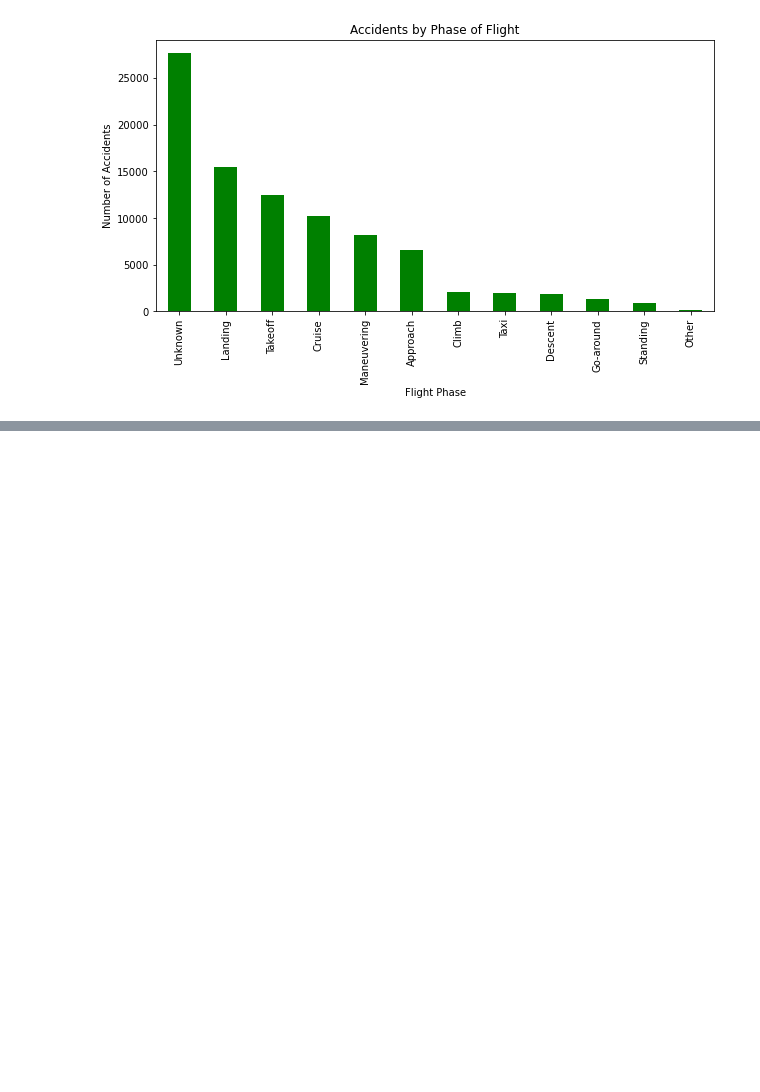
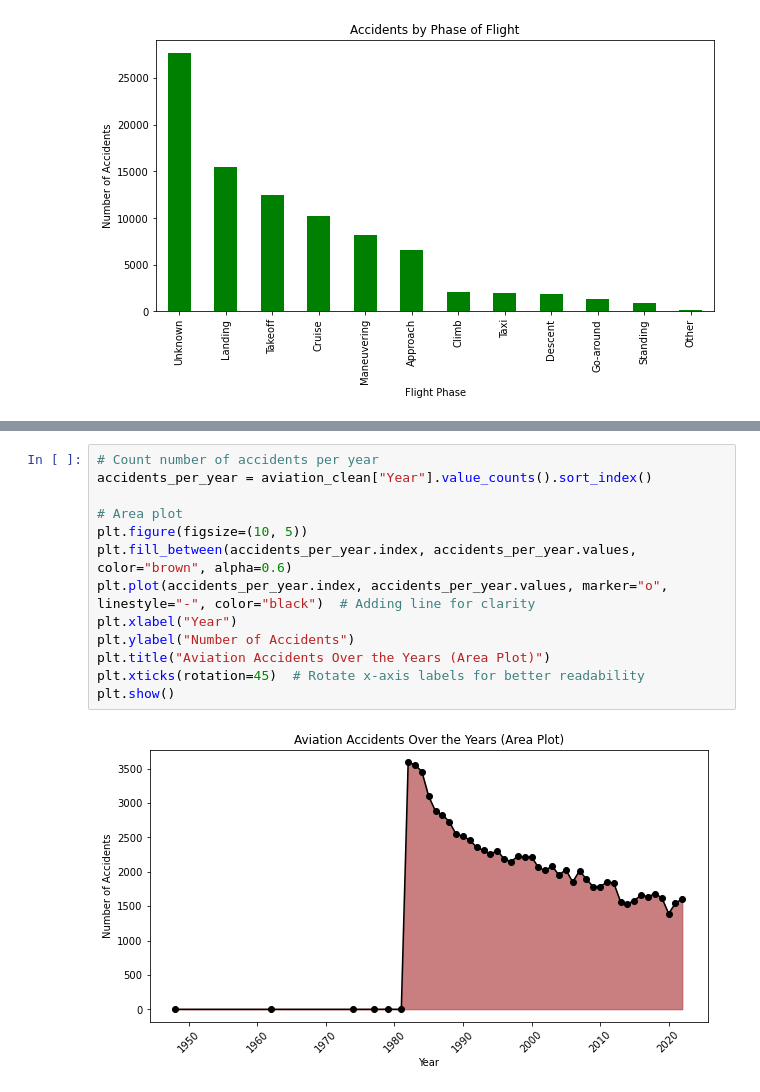
Before and after one commit to Nyamburachristine/Aviation-Data-Project, a Jupyter notebook: index.ipynb, the cells around one changed output, grey strips where cells are left out. Drawn from its saved outputs; the diff is of its cells as text; blank space fills up the shorter version.

```diff
--- a/index.ipynb
+++ b/index.ipynb
@@ -321,0 +589,15 @@ plt.show()
+# %%
+# Count number of accidents per year
+accidents_per_year = aviation_clean["Year"].value_counts().sort_index()
+
+# Area plot
+plt.figure(figsize=(10, 5))
+plt.fill_between(accidents_per_year.index, accidents_per_year.values, color="brown", alpha=0.6)
+plt.plot(accidents_per_year.index, accidents_per_year.values, marker="o", linestyle="-", color="black")  # Adding line for clarity
+plt.xlabel("Year")
+plt.ylabel("Number of Accidents")
+plt.title("Aviation Accidents Over the Years (Area Plot)")
+plt.xticks(rotation=45)  # Rotate x-axis labels for better readability
+plt.show()
+# %% [output]
+[figure, added]
```
Also changed, not shown: parts of 33 cells of this notebook.
